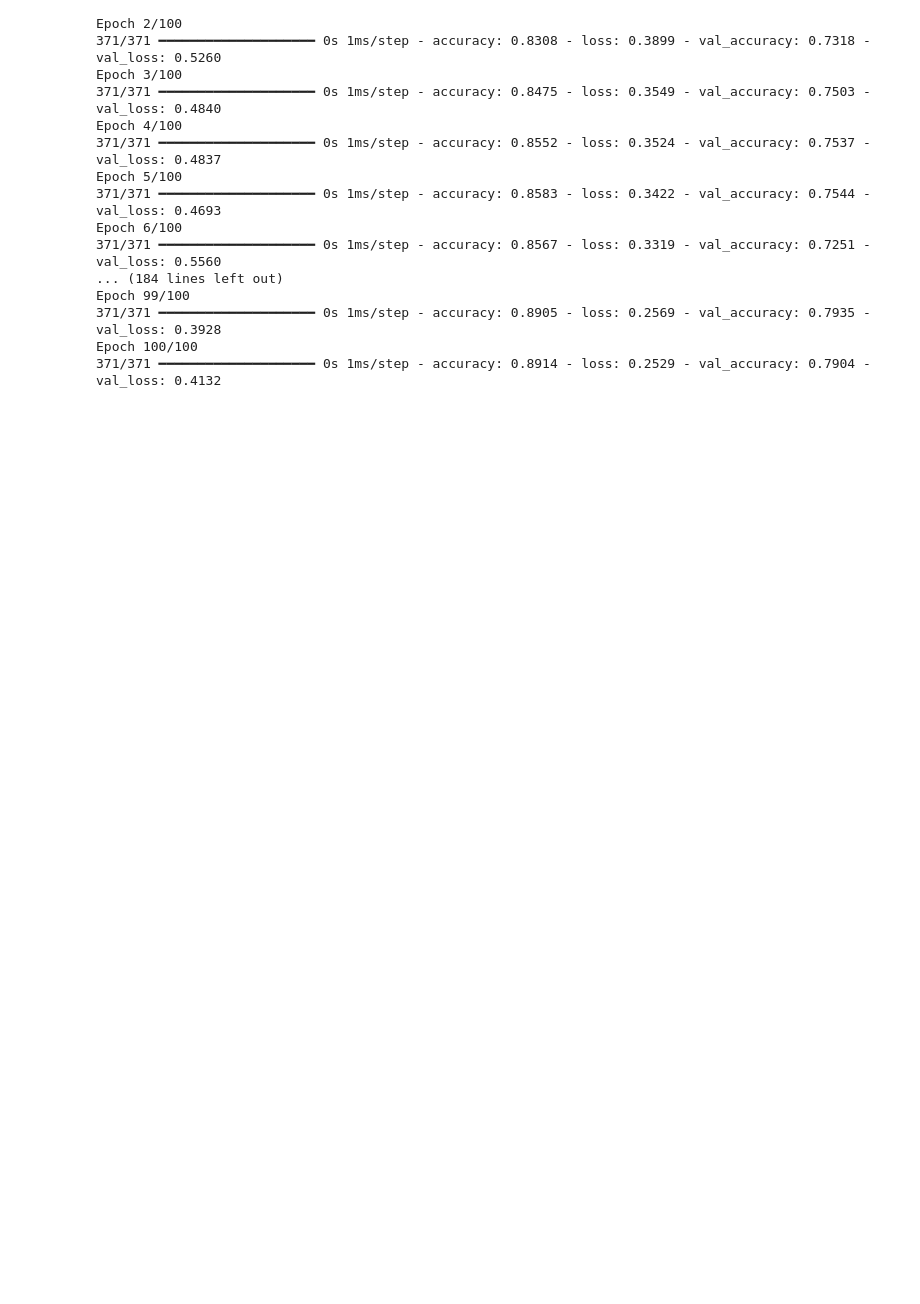
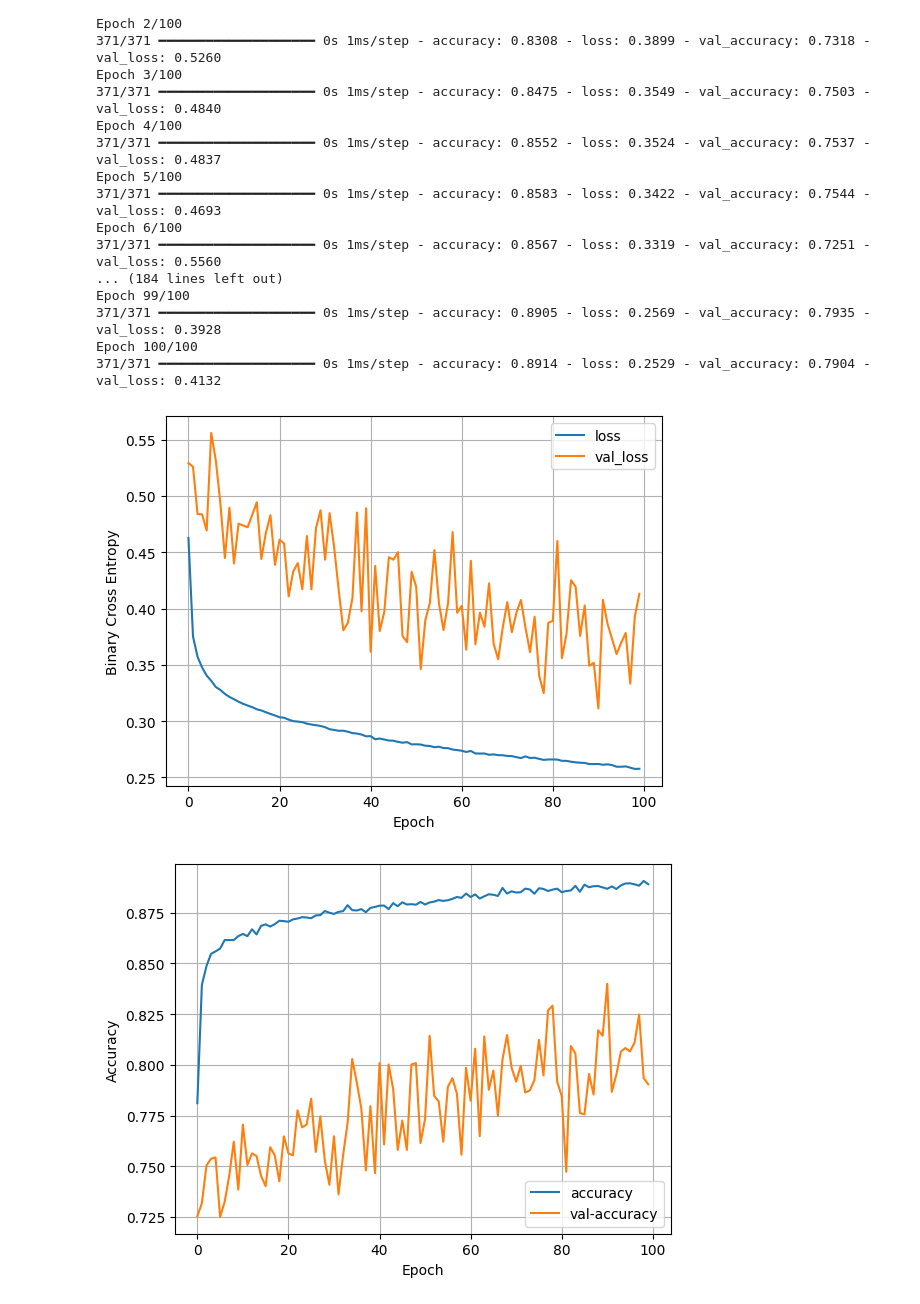
Before and after one commit to Geethan-K/ML-Gamma-hadron-particle-prediction, a Jupyter notebook: Gamma_Hadron_prediction.ipynb, the cells around one changed output. Cells and saved outputs as stored; diff of their text form; code cells hidden in the pictures; blank space fills up the shorter version.

```diff
--- a/Gamma_Hadron_prediction.ipynb
+++ b/Gamma_Hadron_prediction.ipynb
@@ -169,3 +169,9 @@ Epoch 99/100
 371/371 ━━━━━━━━━━━━━━━━━━━━ 0s 1ms/step - accuracy: 0.8905 - loss: 0.2569 - val_accuracy: 0.7935 - val_loss: 0.3928
 Epoch 100/100
 371/371 ━━━━━━━━━━━━━━━━━━━━ 0s 1ms/step - accuracy: 0.8914 - loss: 0.2529 - val_accuracy: 0.7904 - val_loss: 0.4132
+# %%
+plot_loss(history)
+plot_accuracy(history)
+# %% [output]
+[figure, added]
+[figure, added]
```
Also changed, not shown: parts of 2 cells of this notebook.
